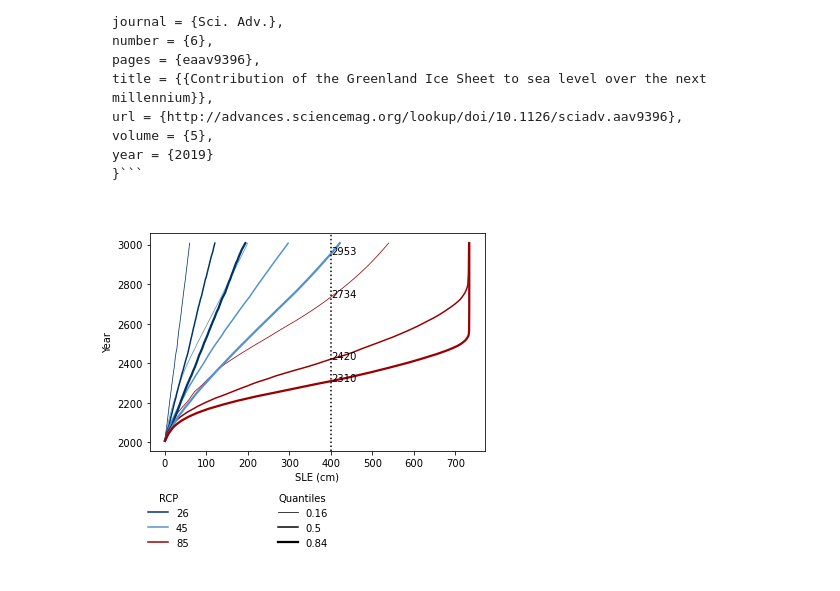
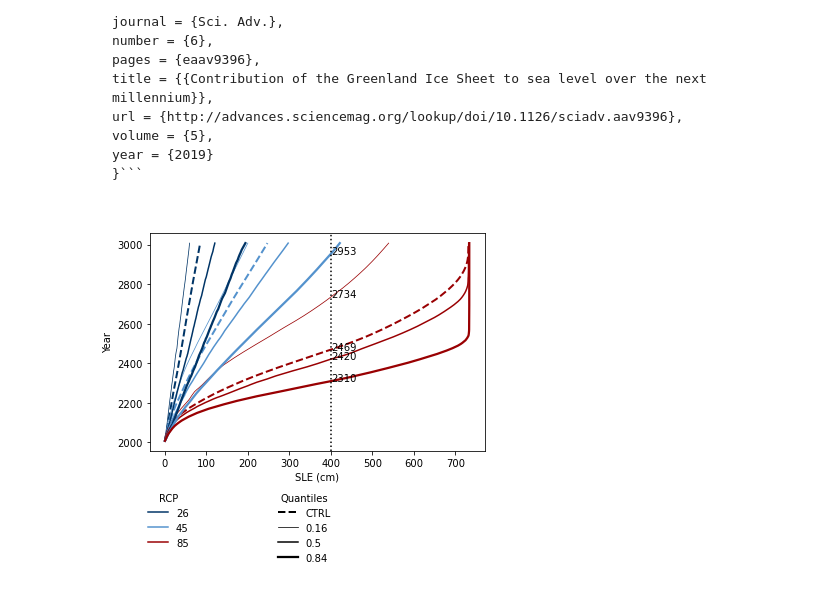
Before and after one commit to pism/as19-4m, a Jupyter notebook: 4m_target.ipynb, the cells around one changed output. Saved outputs shown, nothing was run; the diff lists cells and outputs as text; code cells hidden in the pictures.

Commit message:
added "CTRL" simulation

```diff
--- a/4m_target.ipynb
+++ b/4m_target.ipynb
@@ -25,6 +25,13 @@ import matplotlib.lines as mlines
 as19 = pd.read_csv("aschwanden_et_al_2019_les.gz")
 as19["SLE (cm)"] = -as19["Mass (Gt)"] / 362.5 / 10
 as19 = as19.astype({"RCP": int, "Experiment": int})
+
+as19_ctrl = pd.read_csv("aschwanden_et_al_2019_ctrl.gz")
+as19_ctrl["SLE (cm)"] = -as19_ctrl["Mass (Gt)"] / 362.5 / 10
+as19_ctrl = as19_ctrl.astype({"RCP": int, "Resolution (m)": int})
+
+# Let's pick the "control" simulation
+as19_ctrl = as19_ctrl[(as19_ctrl["Experiment"] == "CTRL") & (as19_ctrl["Resolution (m)"] == 900)]
 # %%
 # Target 400 cm SLE
 target = 400
@@ -37,6 +44,15 @@ rcp_col_dict = {"CTRL": "k", "85": "#990002", "45": "#5492CD", "26": "#003466"}
 
 fig = plt.figure()
 ax = fig.add_subplot(111)
+for rcp in rcps:
+    df = as19_ctrl
+    m_df = df[df["RCP"] == rcp]
+    # Filter by  395 cm < sle < 405 cm
+    year_df = m_df[(m_df["SLE (cm)"] > target - 5) & (m_df["SLE (cm)"] < target + 5)]
+    year = year_df.mean()["Year"]
+    ax.plot(m_df["SLE (cm)"], m_df["Year"], color=rcp_col_dict[str(rcp)], lw=2, ls="dashed")
+if year is not np.nan:
+    ax.annotate(f"{year:.0f}", (400, year), xycoords="data")
 for q, lw in zip(quantiles, lws):
     df = as19.groupby(by=["Year", "RCP"]).quantile(q=q).reset_index()
     for rcp in rcps:
@@ -64,31 +80,40 @@ legend_1 = ax.legend(
 )
 legend_1.get_frame().set_linewidth(0.0)
 legend_1.get_frame().set_alpha(0.0)
 
 l_q = []
+l_q.append(mlines.Line2D(
+    [],
+    [],
+    color="k",
+    linewidth=2,
+    linestyle="dashed",
+    label="CTRL",
+))
+
 for q, lw in zip(quantiles, lws):
     l_q.append(mlines.Line2D(
         [],
         [],
         color="k",
         linewidth=lw,
         linestyle="solid",
         label=q,
 ))
 
 legend_2 = ax.legend(
     handles=l_q, loc="upper left", bbox_to_anchor=(0.4, 0.01, 0, 0), bbox_transform=plt.gcf().transFigure, title="Quantiles"
 )
 legend_2.get_frame().set_linewidth(0.0)
 legend_2.get_frame().set_alpha(0.0)
 
 # Pylab automacially removes first legend when legend is called a second time.
 # Add legend 1 back
 ax.add_artist(legend_1)
 
 ax.axvline(target, color="k", linestyle="dotted")
 ax.set_xlabel("SLE (cm)")
 ax.set_ylabel("Year")
 fig.savefig("4m_sle_target.pdf", bbox_inches="tight")
 # %% [output]
-[figure, old version]
+[figure, new version]
```
Also changed, not shown: 1 other file.
